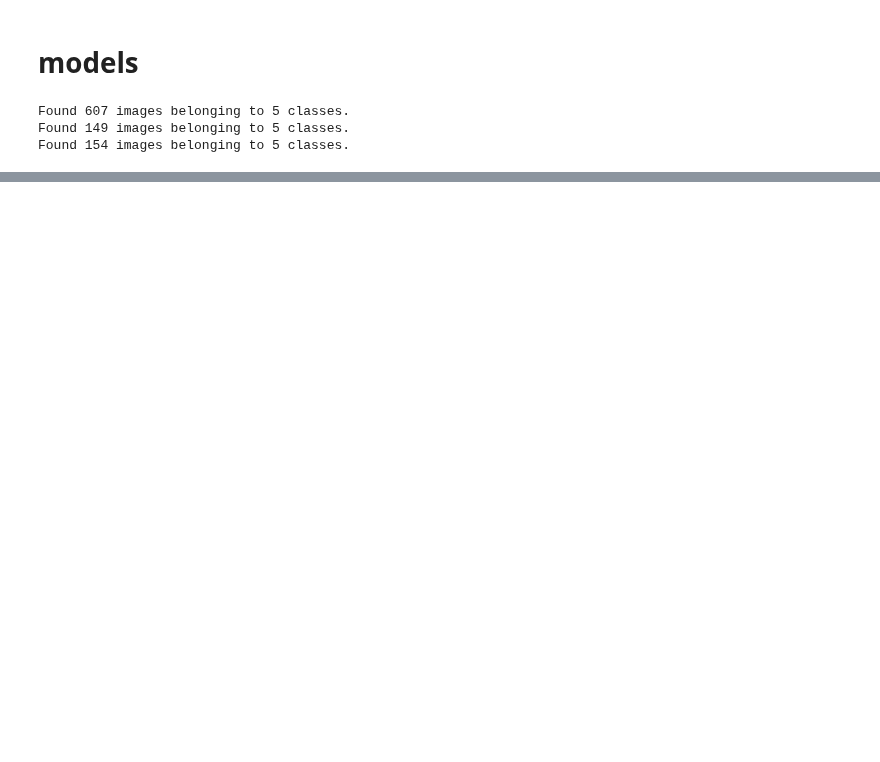
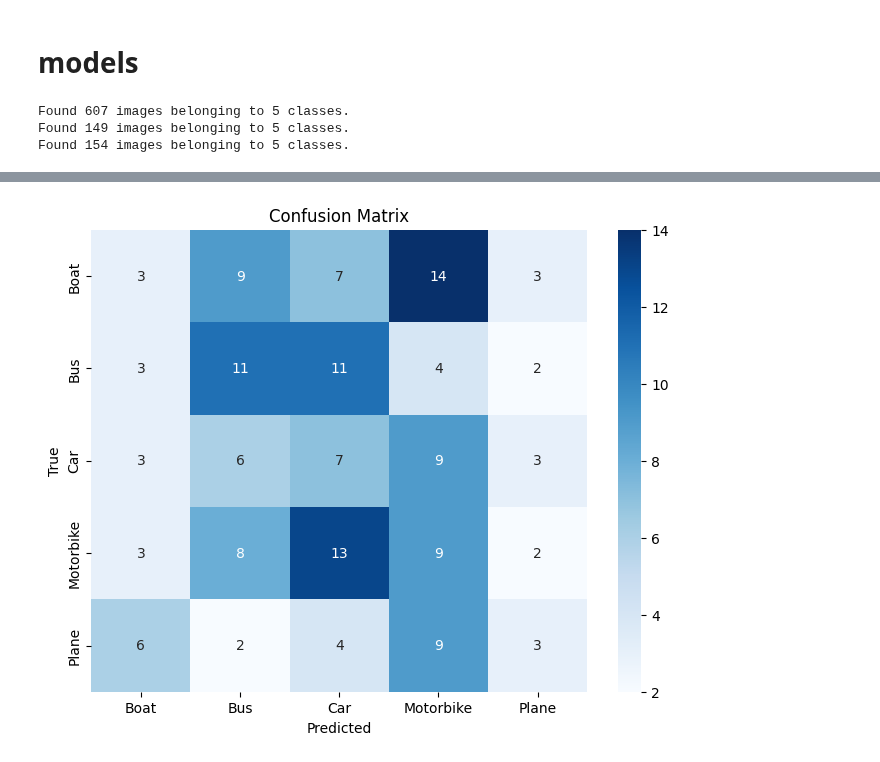
Before and after one commit to kieran31415/AI, a Jupyter notebook: Homework/Task3/Homework_Task3.ipynb, the cells around one changed output, grey strips where cells are left out. Saved outputs shown, nothing was run; the diff lists cells and outputs as text; code cells hidden in the pictures; blank space fills up the shorter version.

```diff
--- a/Homework/Task3/Homework_Task3.ipynb
+++ b/Homework/Task3/Homework_Task3.ipynb
@@ -517,0 +383,18 @@ Test accuracy (model_new): 0.5584415793418884
+# %%
+predicted_list=model.predict(test_set)
+print(test_set.labels)
+
+predicted_labels = []
+for predict in predicted_list:
+    if predict[0] == max(predict):
+        predicted_labels.append(0)
+    elif predict[1] == max(predict):
+        predicted_labels.append(1)
+    elif predict[2] == max(predict):
+        predicted_labels.append(2)
+    elif predict[3] == max(predict):
+        predicted_labels.append(3)
+    elif predict[4] == max(predict):
+        predicted_labels.append(4)
+
+print(predicted_labels)
@@ -517,0 +409,14 @@ Test accuracy (model_new): 0.5584415793418884
+# %%
+confusion = confusion_matrix(test_set.labels, predicted_labels)
+
+class_labels = ["Boat", "Bus", "Car", "Motorbike", "Plane"]
+
+# Create a heatmap to visualize the confusion matrix
+plt.figure(figsize=(8, 6))
+sns.heatmap(confusion, annot=True, fmt="d", xticklabels=class_labels, yticklabels=class_labels, cmap="Blues")
+plt.xlabel('Predicted')
+plt.ylabel('True')
+plt.title('Confusion Matrix')
+plt.show()
+# %% [output]
+[figure, added]
```
Also changed, not shown: parts of 14 cells of this notebook.
